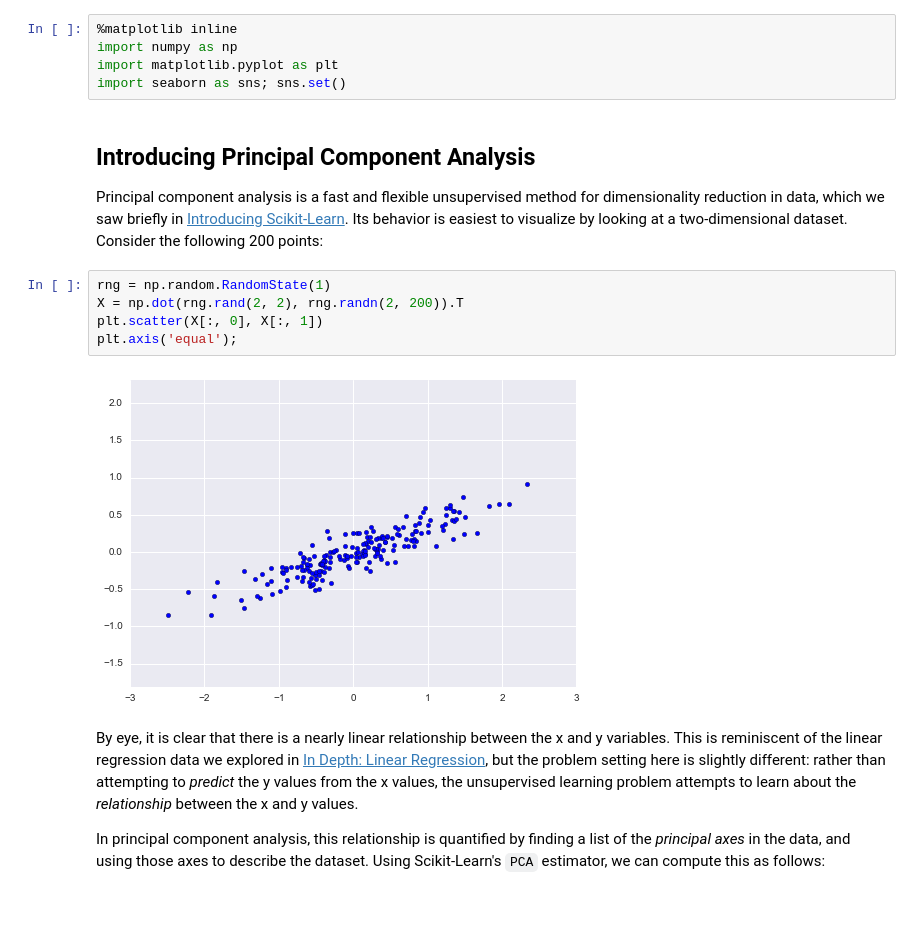
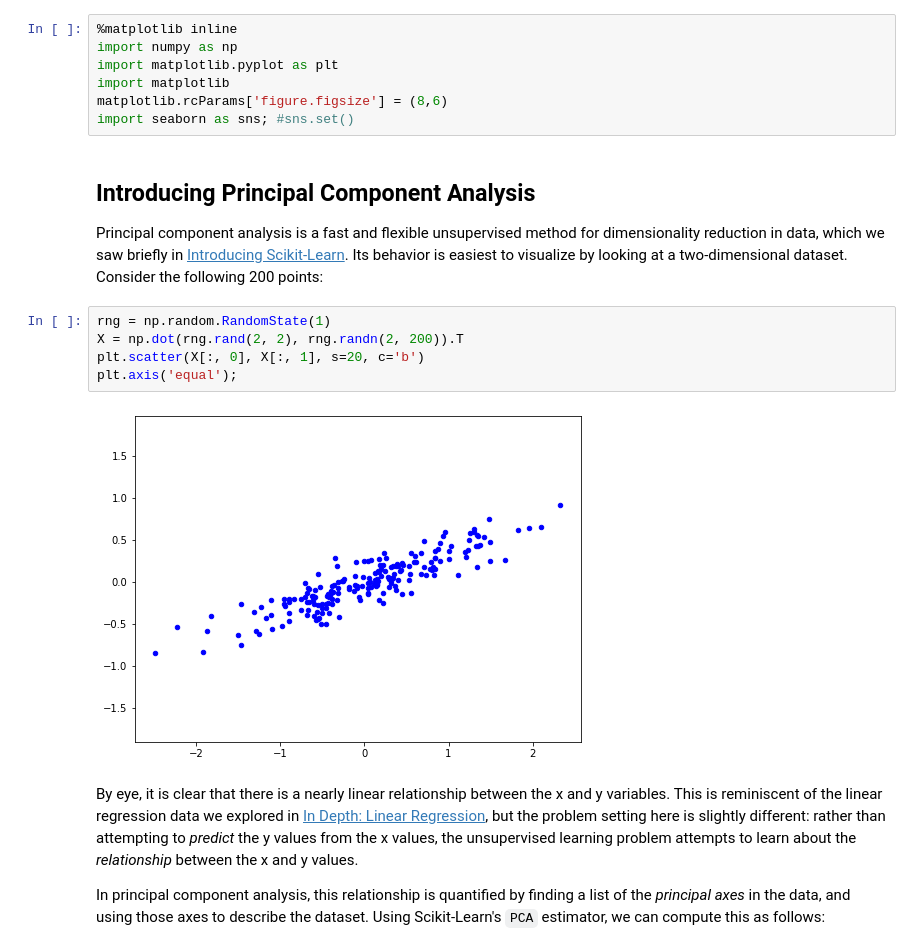
Before and after one commit to yongduek/PythonDataScienceHandbook, a Jupyter notebook: notebooks/05.09-Principal-Component-Analysis.ipynb, the cells around one changed output. Drawn from its saved outputs; the diff is of its cells as text; blank space fills up the shorter version.

```diff
--- a/notebooks/05.09-Principal-Component-Analysis.ipynb
+++ b/notebooks/05.09-Principal-Component-Analysis.ipynb
@@ -25,7 +25,9 @@ We begin with the standard imports:
 %matplotlib inline
 import numpy as np
 import matplotlib.pyplot as plt
-import seaborn as sns; sns.set()
+import matplotlib
+matplotlib.rcParams['figure.figsize'] = (8,6)
+import seaborn as sns; #sns.set()
 # %% [markdown]
 ## Introducing Principal Component Analysis
 
@@ -35,10 +37,10 @@ Consider the following 200 points:
 # %%
 rng = np.random.RandomState(1)
 X = np.dot(rng.rand(2, 2), rng.randn(2, 200)).T
-plt.scatter(X[:, 0], X[:, 1])
+plt.scatter(X[:, 0], X[:, 1], s=20, c='b')
 plt.axis('equal');
 # %% [output]
-[figure, old version]
+[figure, new version]
 # %% [markdown]
 By eye, it is clear that there is a nearly linear relationship between the x and y variables.
 This is reminiscent of the linear regression data we explored in [In Depth: Linear Regression](05.06-Linear-Regression.ipynb), but the problem setting here is slightly different: rather than attempting to *predict* the y values from the x values, the unsupervised learning problem attempts to learn about the *relationship* between the x and y values.
```
Also changed, not shown: parts of 14 cells of this notebook.
